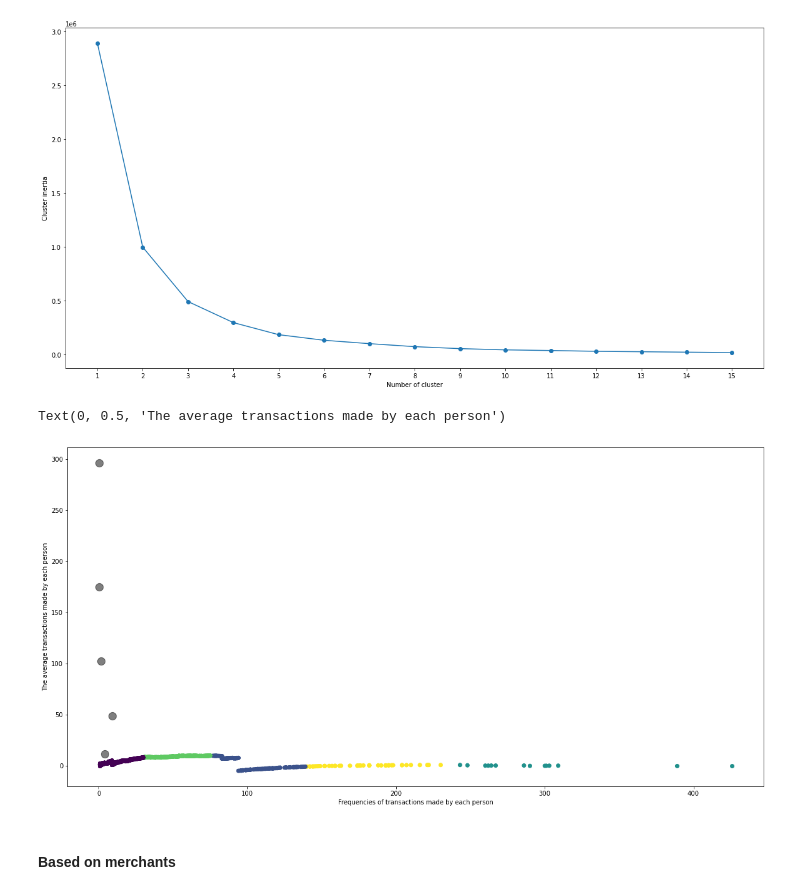
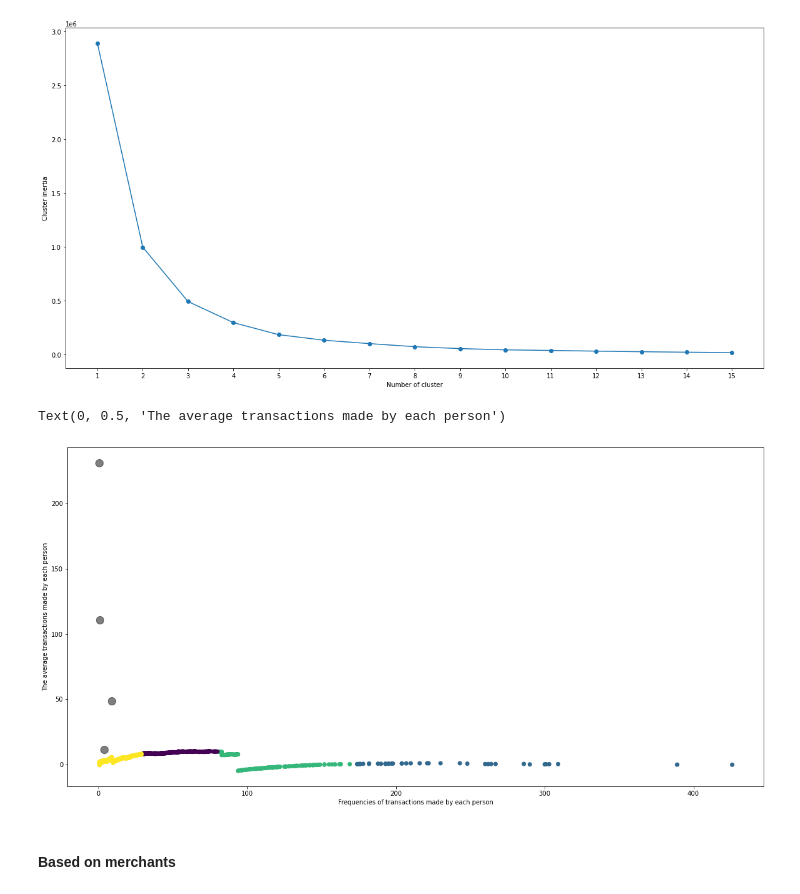
Before and after one commit to ddlandim/DS-BirminghamCardTransactions, a Jupyter notebook: notebooks/BirminghamCC_PurchaseCardTransactions.ipynb, the cells around one changed output. Cells and saved outputs as stored; diff of their text form; code cells hidden in the pictures.

```diff
--- a/notebooks/BirminghamCC_PurchaseCardTransactions.ipynb
+++ b/notebooks/BirminghamCC_PurchaseCardTransactions.ipynb
@@ -132,0 +171,3 @@ print(file_list)
+# %%
+print(os.listdir())
+files_list = os.listdir()
@@ -300,5 +343,5 @@ df2015
 ### 2016
 January to December
 # %%
-df2016 = xlsDataImport(file_list,"2016")
+df2016 = xlsDataImport(files_list,"2016")
 # %% [output]
@@ -805,22 +893,22 @@ plt.ylabel("Cluster inertia")
 Text(0, 0.5, 'Cluster inertia')
 [figure]
 # %%
-# The elbow graph showed us that 5 clusters is the optimal number
+# The elbow graph showed us that 4 clusters is the optimal number
 # so we'll start implementing the code
 
-kmeans_model = KMeans(n_clusters=5)
+kmeans_model = KMeans(n_clusters=4)
 kmeans_model.fit(card_tr)
 kmeans_predict = kmeans_model.predict(card_tr)
 kmeans_centroids = kmeans_model.cluster_centers_
 
 plt.figure(figsize=(20,10))
 plt.scatter(card_tr[:,1],card_tr[:,0], c=kmeans_predict)
 plt.scatter(kmeans_centroids[:,0], kmeans_centroids[:,1], c='black', s=150, alpha=0.5)
 plt.xlabel('Frequencies of transactions made by each person')
 plt.ylabel('The average transactions made by each person')
 # %% [output]
 Text(0, 0.5, 'The average transactions made by each person')
-[figure, old version]
+[figure, new version]
 # %% [markdown]
 #### Based on merchants
 # %%
```
Also changed, not shown: parts of 67 cells of this notebook, 2 other files.
